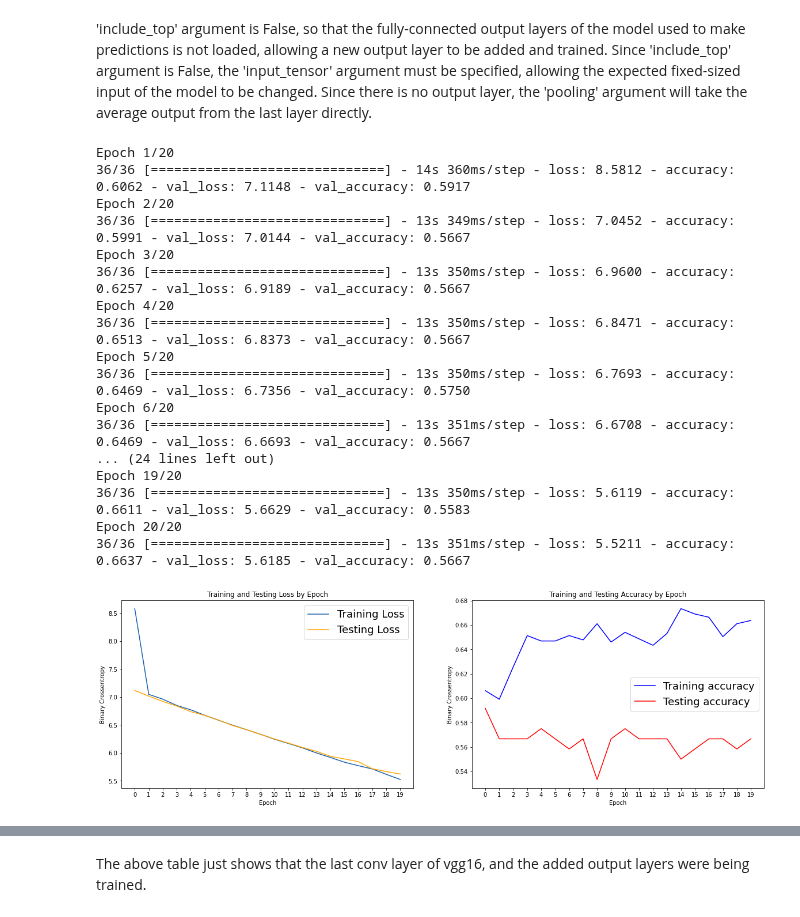
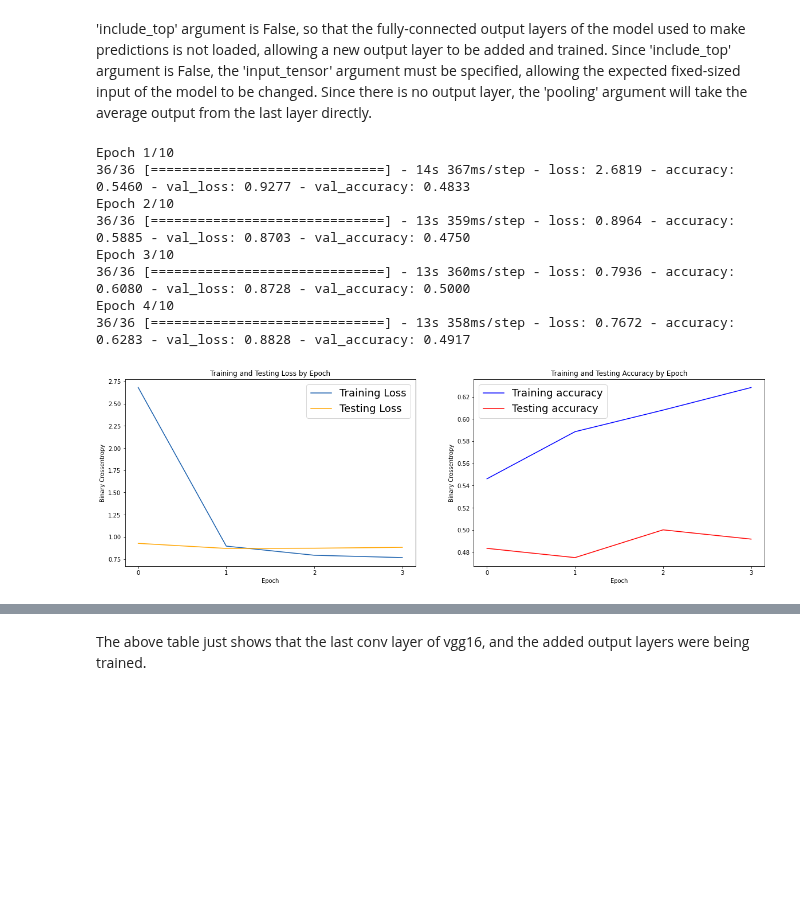
Before and after one commit to doscsy12/knee_mri_proj, a Jupyter notebook: code/Model_building_meniscus_vgg16.ipynb, the cells around one changed output, grey strips where cells are left out. Cells and saved outputs as stored; diff of their text form; code cells hidden in the pictures; blank space fills up the shorter version.

```diff
--- a/code/Model_building_meniscus_vgg16.ipynb
+++ b/code/Model_building_meniscus_vgg16.ipynb
@@ -269,7 +280,7 @@ def finetune_model(model_name, num_epochs, train_data, train_labels, validation_
 
     add_model = Sequential()
     add_model.add(Flatten(input_shape=model.output_shape[1:]))
-    add_model.add(Dense(32, activation='relu',kernel_regularizer=l2(0.1)))
+    add_model.add(Dense(64, activation='relu',kernel_regularizer=l2(1e-3)))
     add_model.add(Dropout(0.5))
     add_model.add(Dense(1, activation='sigmoid'))
 #     add_model.load_weights(weights_path)
@@ -281,7 +292,7 @@ def finetune_model(model_name, num_epochs, train_data, train_labels, validation_
     for layer in model.layers[:15]:
         layer.trainable = False
 
-    sgd = optimizers.SGD(learning_rate=1e-4, decay=1e-6, momentum=0.9, nesterov=False)
+    sgd = optimizers.SGD(learning_rate=1e-5, decay=1e-6, momentum=0.9, nesterov=True)
     final_model.compile(optimizer=sgd, loss='binary_crossentropy', metrics=['accuracy'])
 
     history = final_model.fit(x=train_data, y=np.array(train_labels),
@@ -295,33 +306,24 @@ def finetune_model(model_name, num_epochs, train_data, train_labels, validation_
     return final_model, history
 # %%
 # coronal plane
-num_epochs=20
+num_epochs=10
 
 cor_men_model, vgg_cor_men = finetune_model('vgg_cor_men', num_epochs, coronal_mensicus, coronal_mensicus_label, coronal_mensicus_val, coronal_mensicus_label_val)
 
 # get/plot accuracy
 vgg_cor_men_acc=[]
 vgg_cor_men_acc.append(np.mean(vgg_cor_men.history['val_accuracy']))
 plot_results(vgg_cor_men)
 # %% [output]
-Epoch 1/20
-36/36 [==============================] - 14s 360ms/step - loss: 8.5812 - accuracy: 0.6062 - val_loss: 7.1148 - val_accuracy: 0.5917
-Epoch 2/20
-36/36 [==============================] - 13s 349ms/step - loss: 7.0452 - accuracy: 0.5991 - val_loss: 7.0144 - val_accuracy: 0.5667
-Epoch 3/20
-36/36 [==============================] - 13s 350ms/step - loss: 6.9600 - accuracy: 0.6257 - val_loss: 6.9189 - val_accuracy: 0.5667
-Epoch 4/20
-36/36 [==============================] - 13s 350ms/step - loss: 6.8471 - accuracy: 0.6513 - val_loss: 6.8373 - val_accuracy: 0.5667
-Epoch 5/20
-36/36 [==============================] - 13s 350ms/step - loss: 6.7693 - accuracy: 0.6469 - val_loss: 6.7356 - val_accuracy: 0.5750
-Epoch 6/20
-36/36 [==============================] - 13s 351ms/step - loss: 6.6708 - accuracy: 0.6469 - val_loss: 6.6693 - val_accuracy: 0.5667
-... (24 lines left out)
-Epoch 19/20
-36/36 [==============================] - 13s 350ms/step - loss: 5.6119 - accuracy: 0.6611 - val_loss: 5.6629 - val_accuracy: 0.5583
-Epoch 20/20
-36/36 [==============================] - 13s 351ms/step - loss: 5.5211 - accuracy: 0.6637 - val_loss: 5.6185 - val_accuracy: 0.5667
+Epoch 1/10
+36/36 [==============================] - 14s 367ms/step - loss: 2.6819 - accuracy: 0.5460 - val_loss: 0.9277 - val_accuracy: 0.4833
+Epoch 2/10
+36/36 [==============================] - 13s 359ms/step - loss: 0.8964 - accuracy: 0.5885 - val_loss: 0.8703 - val_accuracy: 0.4750
+Epoch 3/10
+36/36 [==============================] - 13s 360ms/step - loss: 0.7936 - accuracy: 0.6080 - val_loss: 0.8728 - val_accuracy: 0.5000
+Epoch 4/10
+36/36 [==============================] - 13s 358ms/step - loss: 0.7672 - accuracy: 0.6283 - val_loss: 0.8828 - val_accuracy: 0.4917
-[figure, old version]
+[figure, new version]
 # %%
 df = pd.DataFrame(([layer.name, layer.trainable] for layer in cor_men_model.layers), columns=['layer', 'trainable'])
 df.style.applymap(lambda trainable: f'background-color: {"yellow" if trainable else "white"}', subset=['trainable'])
```
Also changed, not shown: parts of 15 cells of this notebook.
